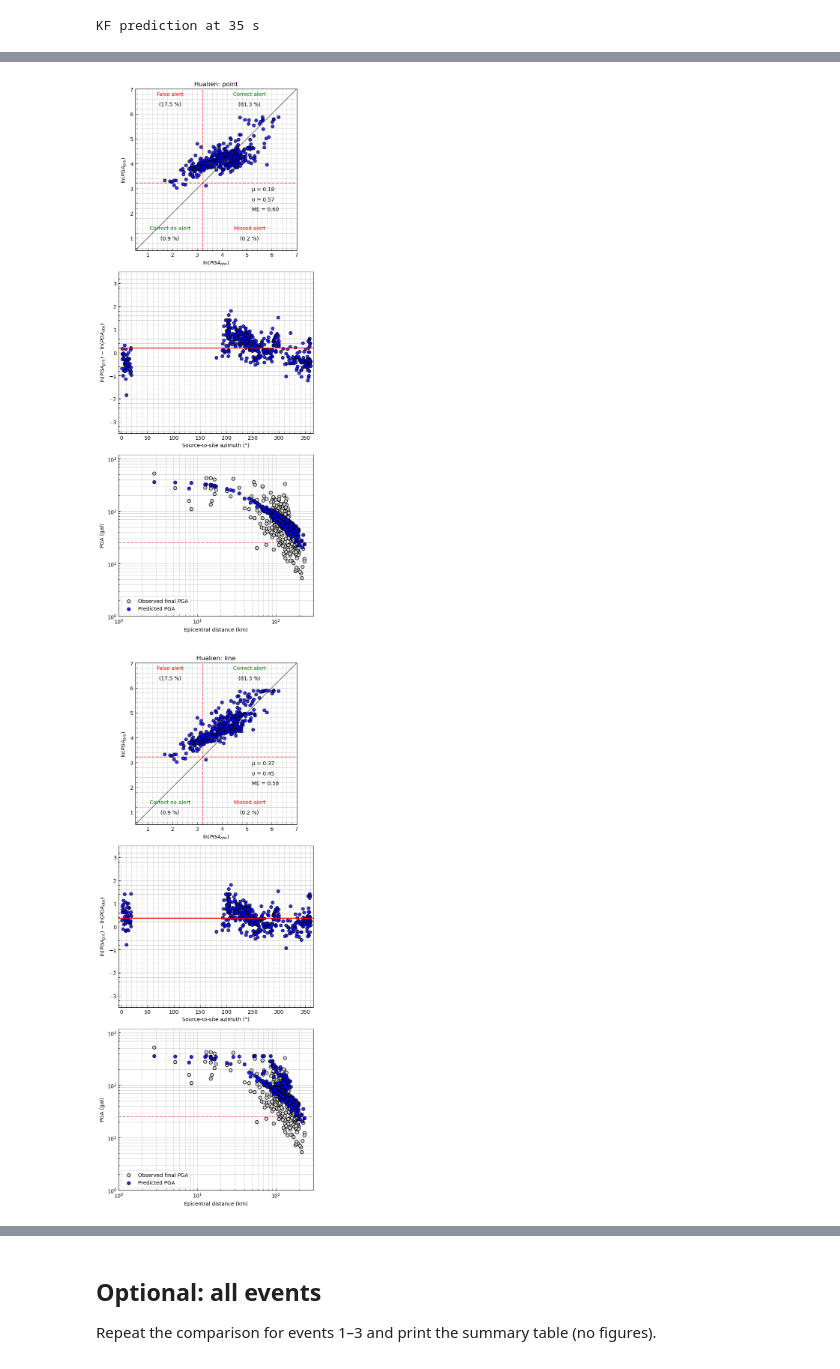
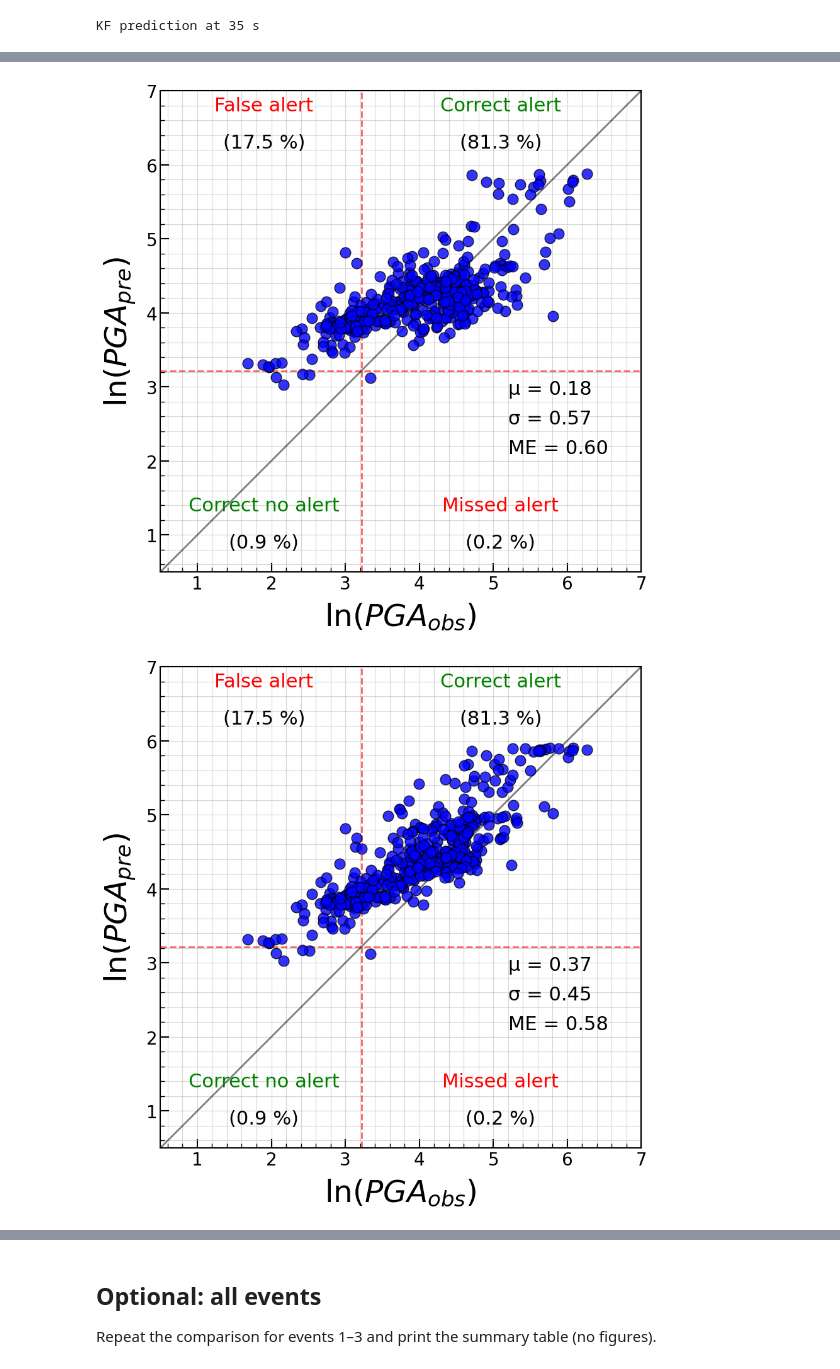
Before and after one commit to eason627/EEW-data-assimilation, a Jupyter notebook: seismic_data_preprocess/Run_PointLine_Benchmark.ipynb, the cells around one changed output, grey strips where cells are left out. Saved outputs shown, nothing was run; the diff lists cells and outputs as text; code cells hidden in the pictures.

```diff
--- a/seismic_data_preprocess/Run_PointLine_Benchmark.ipynb
+++ b/seismic_data_preprocess/Run_PointLine_Benchmark.ipynb
@@ -58,7 +59,7 @@ MIN_STATIONS = 5
 KF_SETTINGS = {
     1: dict(magnitude=6.2, start=5),
     2: dict(magnitude=6.1, start=13),
-    3: dict(magnitude=6.2, start=10),
+    3: dict(magnitude=6.2, start=11),
 }
 
 events = pd.read_csv(ROOT / "earthquake_index.csv", index_col="num")
@@ -140,9 +194,10 @@ def line_source(bench, event, stations, depth):
     ]), axis=1)
     rrup_line = np.sqrt(repi_line**2 + depth**2)
     pga = chao20_gal(magnitude, rrup_line, depth, stations["Vs30"].to_numpy())
-    return pga, fault_length
+    return pga, fault_length, (trace_lon[-1], trace_lat[-1])
 
-line_pga, fault_length = line_source(bench, event, stations, depth)
+line_pga, fault_length, trace_end = line_source(bench, event, stations, depth)
 print(f"Line source: length {fault_length} km, direction {bench['strike']}°, depth (Ztor) {depth} km")
+plot_source_map(line_pga, "Line-source", bench["magnitude"], trace=trace_end, colorbar=False).show()
 # %% [output]
 Line source: length 82 km, direction 21°, depth (Ztor) 22.52 km
@@ -215,65 +274,55 @@ def compare(pred, obs, threshold=25):
     mu, sigma = float(np.median(residual)), float(np.std(residual))
     n = pred.size
     return dict(
         mu=mu, sigma=sigma, me=float(np.sqrt(mu**2 + sigma**2)),
         accuracy=100 * np.sum((pred >= threshold) == (obs >= threshold)) / n,
         correct_alert=100 * np.sum((pred >= threshold) & (obs >= threshold)) / n,
         correct_no_alert=100 * np.sum((pred < threshold) & (obs < threshold)) / n,
         missed_alert=100 * np.sum((pred < threshold) & (obs >= threshold)) / n,
         false_alert=100 * np.sum((pred >= threshold) & (obs < threshold)) / n,
     )
 
 
-def plot_comparison(pred, obs, azimuth, epi_dist, title):
+def plot_comparison(pred, obs, title):
     result = compare(pred, obs)
     pred_ln = np.log(pred)
-    fig, ax = plt.subplots(3, 1, figsize=(6, 15))
-    for a in ax:
-        a.tick_params(axis="both", which="both", direction="in")
-        a.minorticks_on()
-        a.grid(which="both", alpha=0.5)
-    ax[0].set_title(title)
-    ax[0].axvline(np.log(25), color="r", lw=1.5, linestyle="--", alpha=0.6)
-    ax[0].axhline(np.log(25), color="r", lw=1.5, linestyle="--", alpha=0.6)
-    ax[0].plot([0, 1000], [0, 1000], "k-", lw=1.5, alpha=0.5)
-    ax[0].plot(np.log(obs), pred_ln, "bo", markersize=6, mec="k", alpha=0.8)
-    ax[0].set(xlim=[0.5, 7], ylim=[0.5, 7], xlabel=r"ln($PGA_{obs}$)", ylabel=r"ln($PGA_{pre}$)")
-    ax[0].set_aspect("equal", adjustable="box")
-    ax[0].text(5.2, 2.9, f"μ = {result['mu']:.2f}")
-    ax[0].text(5.2, 2.5, f"σ = {result['sigma']:.2f}")
-    ax[0].text(5.2, 2.1, f"ME = {result['me']:.2f}")
+    fig, ax = plt.subplots(figsize=(9, 9))
+    ax.tick_params(axis="both", which="major", direction="in", length=10, width=1.5, labelsize=20)
+    ax.tick_params(axis="both", which="minor", direction="in", length=5, width=1.0)
+    ax.minorticks_on()
+    ax.grid(which="both", alpha=0.5)
+    #ax.set_title(title, fontsize=26)
+    ax.axvline(np.log(25), color="r", lw=2, linestyle="--", alpha=0.6)
+    ax.axhline(np.log(25), color="r", lw=2, linestyle="--", alpha=0.6)
+    ax.plot([0, 1000], [0, 1000], "k-", lw=2, alpha=0.5)
+    ax.plot(np.log(obs), pred_ln, "bo", markersize=12, mec="k", alpha=0.8)
+    ax.set_xlim([0.5, 7]); ax.set_ylim([0.5, 7])
+    ax.set_aspect("equal", adjustable="box")
+    ax.set_xlabel(r"ln($PGA_{obs}$)", fontsize=35, labelpad=10)
+    ax.set_ylabel(r"ln($PGA_{pre}$)", fontsize=35, labelpad=10)
+    ax.text(5.2, 2.9, f"μ = {result['mu']:.2f}", fontsize=22, color="k")
+    ax.text(5.2, 2.5, f"σ = {result['sigma']:.2f}", fontsize=22, color="k")
+    ax.text(5.2, 2.1, f"ME = {result['me']:.2f}", fontsize=22, color="k")
     quadrants = [("Correct alert", "correct_alert", "green", (5.1, 6.8)),
                  ("Correct no alert", "correct_no_alert", "green", (1.9, 1.4)),
                  ("False alert", "false_alert", "red", (1.9, 6.8)),
                  ("Missed alert", "missed_alert", "red", (5.1, 1.4))]
     for label, key, color, (x, y) in quadrants:
-        ax[0].text(x, y, label, ha="center", va="center", color=color)
-        ax[0].text(x, y - 0.4, f"({result[key]:.1f} %)", ha="center", va="center")
-    residual = pred_ln - np.log(obs)
-    ax[1].plot(azimuth, residual, "bo", markersize=6, mec="k", alpha=0.8)
-    ax[1].axhline(result["mu"], color="red", lw=1.5)
-    ax[1].set(xlim=[-5, 365], ylim=[-3.5, 3.5], xlabel="Source-to-site azimuth (°)",
-              ylabel=r"ln($PGA_{pre}$) − ln($PGA_{obs}$)")
-    ax[2].scatter(epi_dist, obs, s=40, facecolor="lightgray", edgecolor="k", label="Observed final PGA", zorder=3)
-    ax[2].scatter(epi_dist, pred, s=40, facecolor="blue", edgecolor="k", alpha=0.85, label="Predicted PGA", zorder=4)
-    ax[2].axhline(25, color="deeppink", lw=1.5, linestyle="--", alpha=0.7)
-    ax[2].set(xscale="log", yscale="log", xlim=[1, 300], ylim=[1, 1200],
-              xlabel="Epicentral distance (km)", ylabel="PGA (gal)")
-    ax[2].legend(loc="lower left")
+        ax.text(x, y, label, fontsize=22, ha="center", va="center", color=color)
+        ax.text(x, y - 0.5, f"({result[key]:.1f} %)", fontsize=22, ha="center", va="center", color="k")
+    for side in ["top", "right", "bottom", "left"]:
+        ax.spines[side].set_linewidth(1.5)
     fig.tight_layout()
     plt.show()
     return result
 
 
 obs = final_pga[valid]
 summary = {}
 for method, pred in [("point", point_pga), ("line", line_pga), (f"KF {kf_second} s", kf_pga)]:
-    summary[method] = plot_comparison(
-        pred[valid], obs, stations["Azimuth"].to_numpy()[valid],
-        stations["SRepi"].to_numpy()[valid], f"{bench['name']}: {method}",
-    )
+    summary[method] = plot_comparison(pred[valid], obs, f"{bench['name']}: {method}")
 columns = ["mu", "sigma", "me", "accuracy", "missed_alert", "false_alert"]
 print(pd.DataFrame(summary).T[columns].round(2).to_string())
 # %% [output]
-[figure, old version]
+[figure, new version]
-[figure, old version]
+[figure, new version]
```
Also changed, not shown: parts of 8 cells of this notebook, 4 other files.
